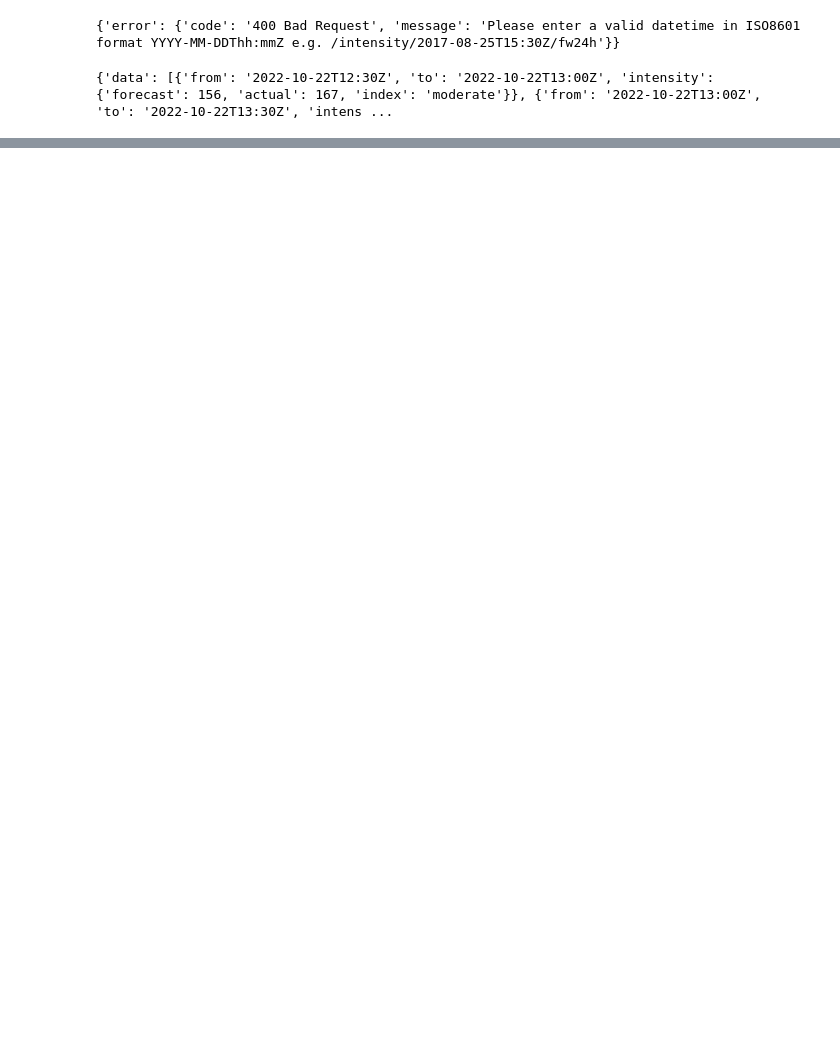
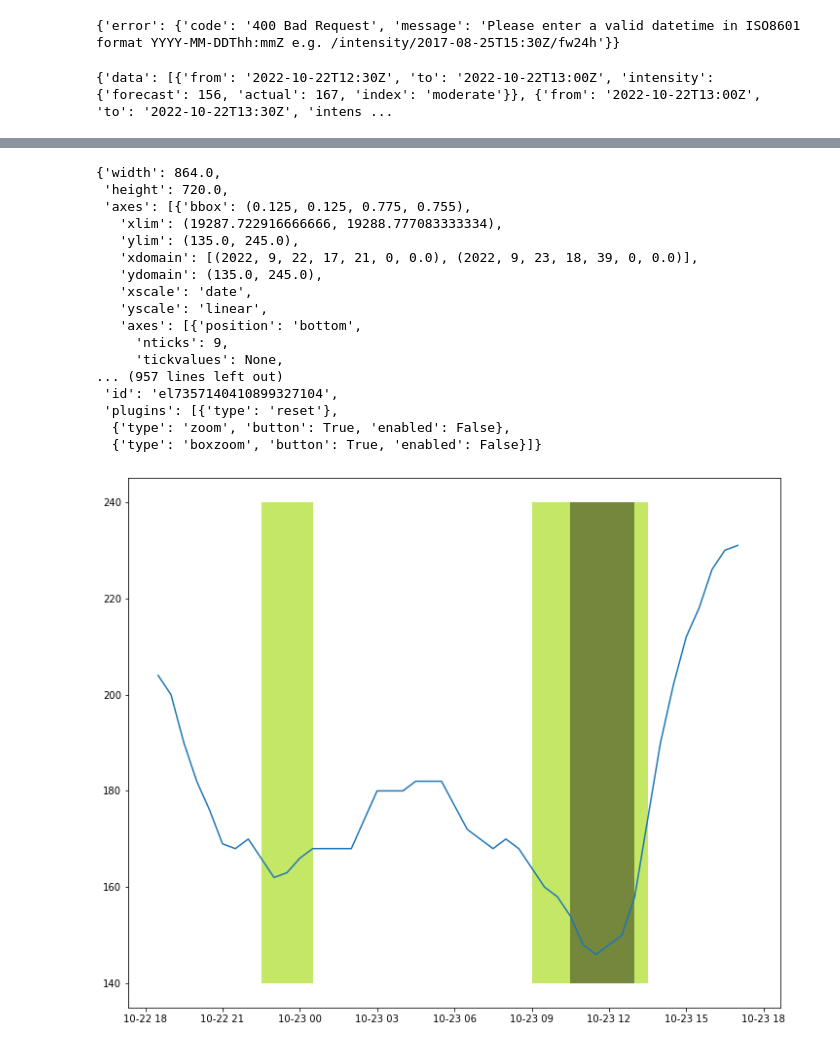
Before and after one commit to im-busari/useless-app, a Jupyter notebook: api/draft.ipynb, the cells around one changed output, grey strips where cells are left out. Saved outputs shown, nothing was run; the diff lists cells and outputs as text; code cells hidden in the pictures; blank space fills up the shorter version.

```diff
--- a/api/draft.ipynb
+++ b/api/draft.ipynb
@@ -44,0 +66,23 @@ data.set_index('from')
+# %%
+date = "2022-10-22T18:50Z"
+duration = 1
+url = 'https://api.carbonintensity.org.uk/intensity/' + date + '/fw24h'
+r = requests.get(url, headers = headers)
+r = r.json()
+data = pd.json_normalize(r['data'], max_level=1)
+data = data.drop(['to', 'intensity.actual', 'intensity.index'], axis = 1)
+data = data.set_index('from')
+#data = data.reset_index()
+data.index = pd.to_datetime(data.index, format = '%Y-%m-%dT%H:%MZ')
+rolling = data.rolling(int(duration/0.5) )
+#print(rolling.mean())
+#print(len(rolling.mean()))
+print(data.head())
+rolling_mean = rolling.mean()
+print(rolling_mean.head())
+shifted = rolling_mean.shift(-duration*2, freq=datetime.timedelta(seconds=1800))
+print(shifted.head())
+without = pd.DataFrame(shifted.iloc[duration*2:])
+print(without.head())
+without["intensity.forecast"] = without["intensity.forecast"].round(0).astype(int)
+print(without)
@@ -44,0 +107,36 @@ data.set_index('from')
+# %%
+fig = plt.figure(figsize =(12, 10))
+without = without.reset_index()
+#print(without['from'])
+plt.plot(without["from"], without["intensity.forecast"])
+min_value = without['intensity.forecast'].min()
+max_value = without['intensity.forecast'].max()
+for step, value in without[['from','intensity.forecast']].values:
+    steppy = step.to_pydatetime()
+    if value < min_value + (max_value-min_value)*0.125:
+        color = (0.46, 0.53, 0.24) # dark green
+    elif value < min_value + (max_value-min_value)*0.25:
+        color = (0.77, 0.91, 0.4) # light green
+    else:
+        color = (1,1,1)
+    plt.fill_betweenx(np.array([140,240]),steppy, steppy+datetime.timedelta(seconds=1800),facecolor=color,alpha=1)
+mpld3.fig_to_dict(fig)
+# %% [output]
+{'width': 864.0,
+ 'height': 720.0,
+ 'axes': [{'bbox': (0.125, 0.125, 0.775, 0.755),
+   'xlim': (19287.722916666666, 19288.777083333334),
+   'ylim': (135.0, 245.0),
+   'xdomain': [(2022, 9, 22, 17, 21, 0, 0.0), (2022, 9, 23, 18, 39, 0, 0.0)],
+   'ydomain': (135.0, 245.0),
+   'xscale': 'date',
+   'yscale': 'linear',
+   'axes': [{'position': 'bottom',
+     'nticks': 9,
+     'tickvalues': None,
+... (957 lines left out)
+ 'id': 'el7357140410899327104',
+ 'plugins': [{'type': 'reset'},
+  {'type': 'zoom', 'button': True, 'enabled': False},
+  {'type': 'boxzoom', 'button': True, 'enabled': False}]}
+[figure, added]
```
Also changed, not shown: parts of 7 cells of this notebook.
